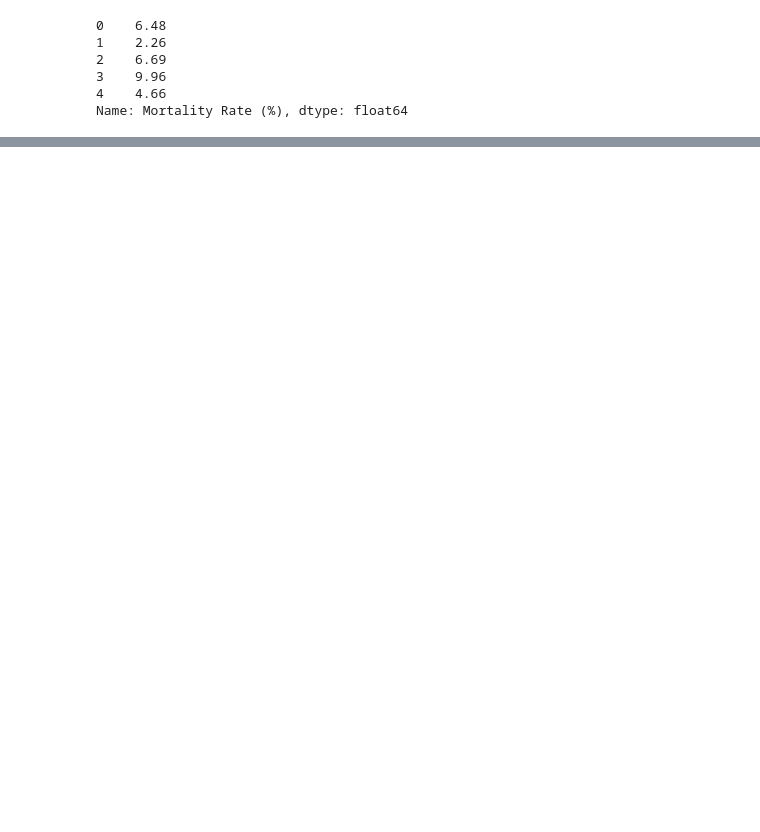
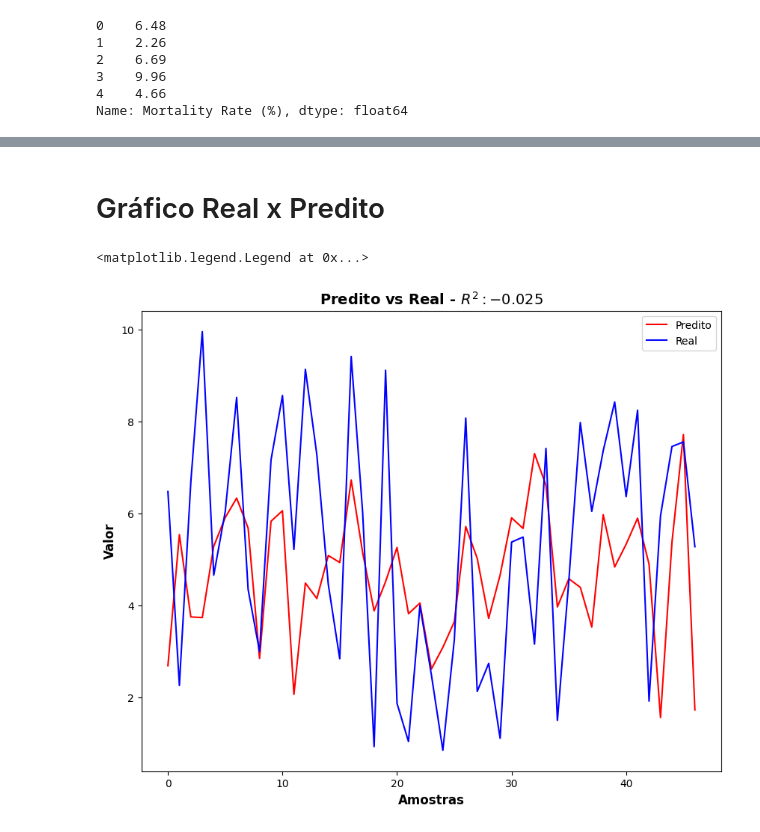
Before and after one commit to thiago2608santana/trees-ensembles, a Jupyter notebook: global_health_statistics.ipynb, the cells around one changed output, grey strips where cells are left out. Cells and saved outputs as stored; diff of their text form; code cells hidden in the pictures; blank space fills up the shorter version.

Commit message:
Inclusao de modelo gradientboosting. Inclusao de analise de correlacao

```diff
--- a/global_health_statistics.ipynb
+++ b/global_health_statistics.ipynb
@@ -198,6 +198,7 @@ print(f'{df_transformed_train.shape[0]} registros no conjunto de treino e {df_tr
 # %%
 #model = DecisionTreeRegressor(random_state=0)
-model = RandomForestRegressor(random_state=0)
+#model = RandomForestRegressor(random_state=0)
+model = GradientBoostingRegressor(random_state=0)
 # %%
 model.fit(df_transformed_train, y_train)
 # %% [output]
@@ -223,0 +225,13 @@ MAPE no conjunto de teste: 0.9839
+# %% [markdown]
+# Gráfico Real x Predito
+# %%
+plt.figure(figsize=(10, 8))
+plt.plot(y_pred_test, color='red')
+plt.plot(y_test, color='blue')
+plt.xlabel('Amostras', fontsize=12, fontweight='bold')
+plt.ylabel('Valor', fontsize=12, fontweight='bold')
+plt.title(f'Predito vs Real - $R^2: {r2_test}$', fontsize=14, fontweight='bold')
+plt.legend(['Predito', 'Real'])
+# %% [output]
+<matplotlib.legend.Legend at 0x...>
+[figure, added]
```
Also changed, not shown: parts of 10 cells of this notebook.
